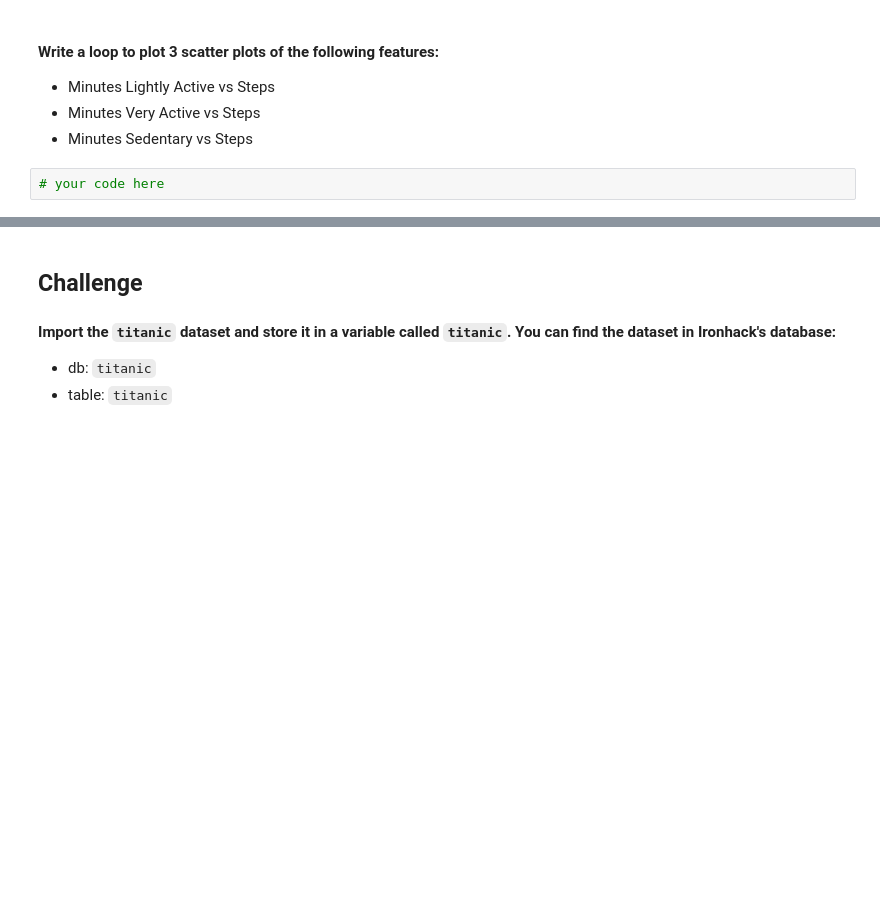
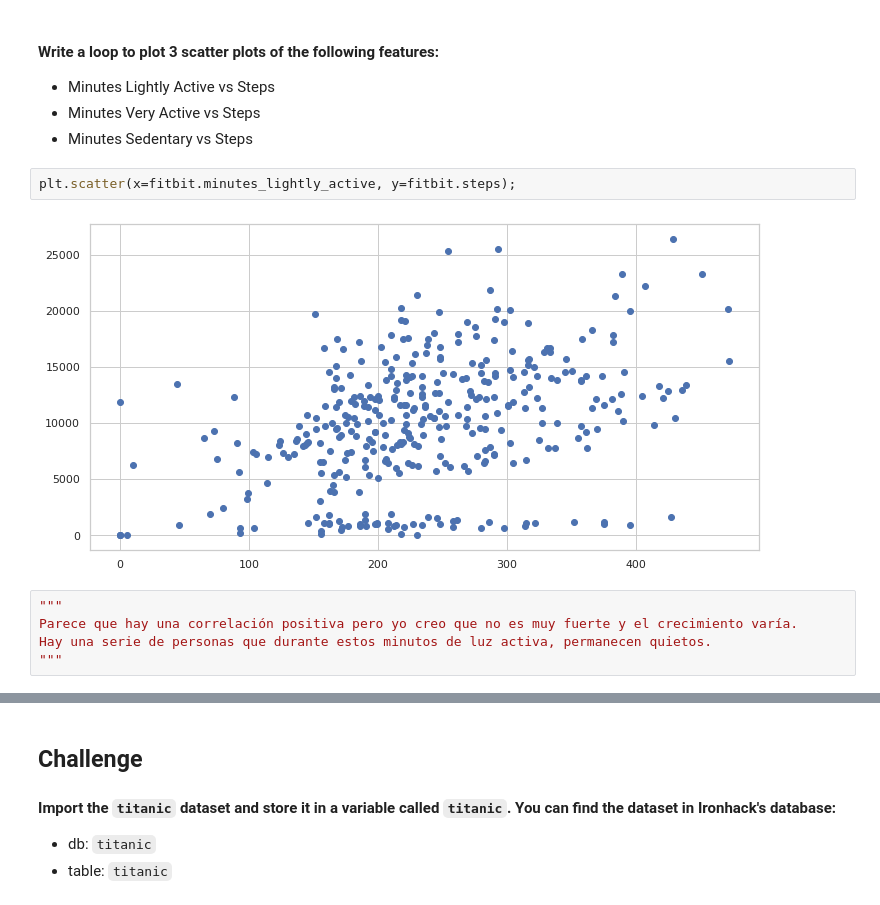
Before and after one commit to Ironhack-Data-Madrid-Enero-2022/lab-matplotlib-seaborn, a Jupyter notebook: your-code/main.ipynb, the cells around one changed output, grey strips where cells are left out. Saved outputs shown, nothing was run; the diff lists cells and outputs as text; blank space fills up the shorter version.

```diff
--- a/your-code/main.ipynb
+++ b/your-code/main.ipynb
@@ -151,5 +157,12 @@ work_weekend_fig.figure.savefig("../data/figures/work_weekend_fig.jpg", dpi=1000
 * Minutes Lightly Active vs Steps
 * Minutes Very Active vs Steps
 * Minutes Sedentary vs Steps
-# %%
-# your code here
+# %%
+plt.scatter(x=fitbit.minutes_lightly_active, y=fitbit.steps);
+# %% [output]
+[figure, added]
+# %%
+"""
+Parece que hay una correlación positiva pero yo creo que no es muy fuerte y el crecimiento varía.
+Hay una serie de personas que durante estos minutos de luz activa, permanecen quietos.
+"""
```
Also changed, not shown: parts of 69 cells of this notebook.
